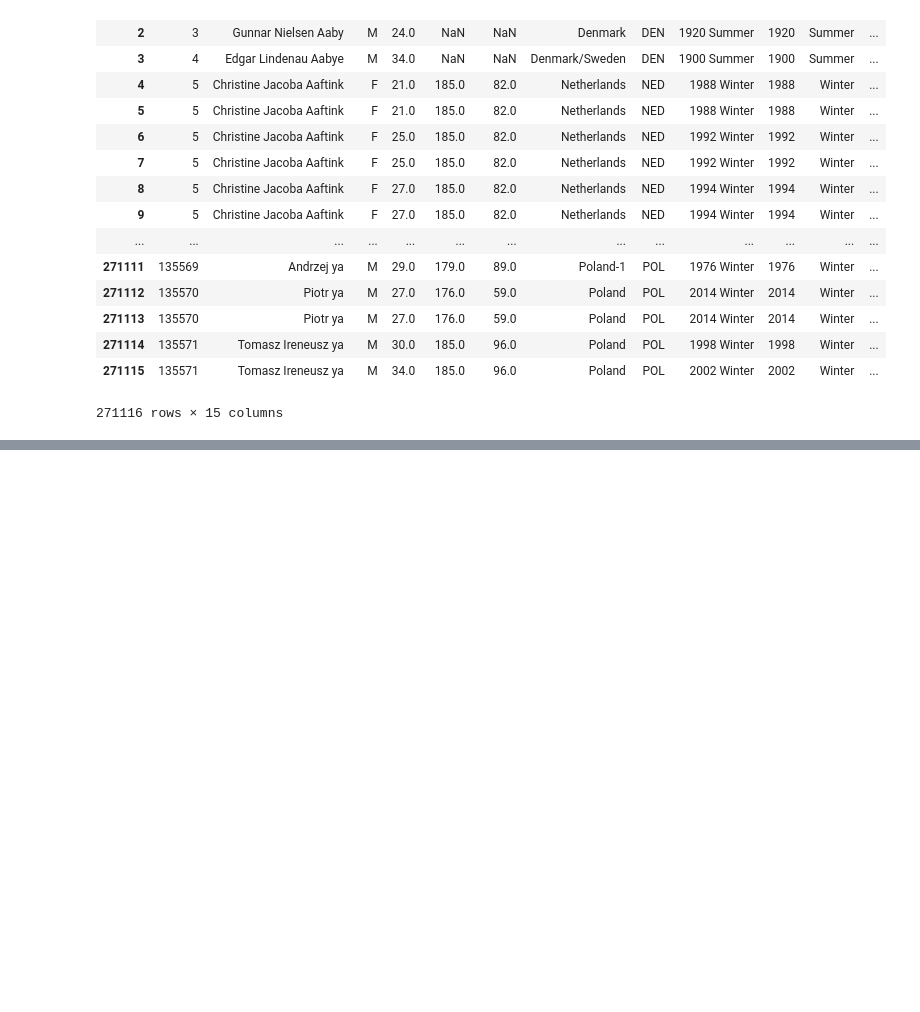
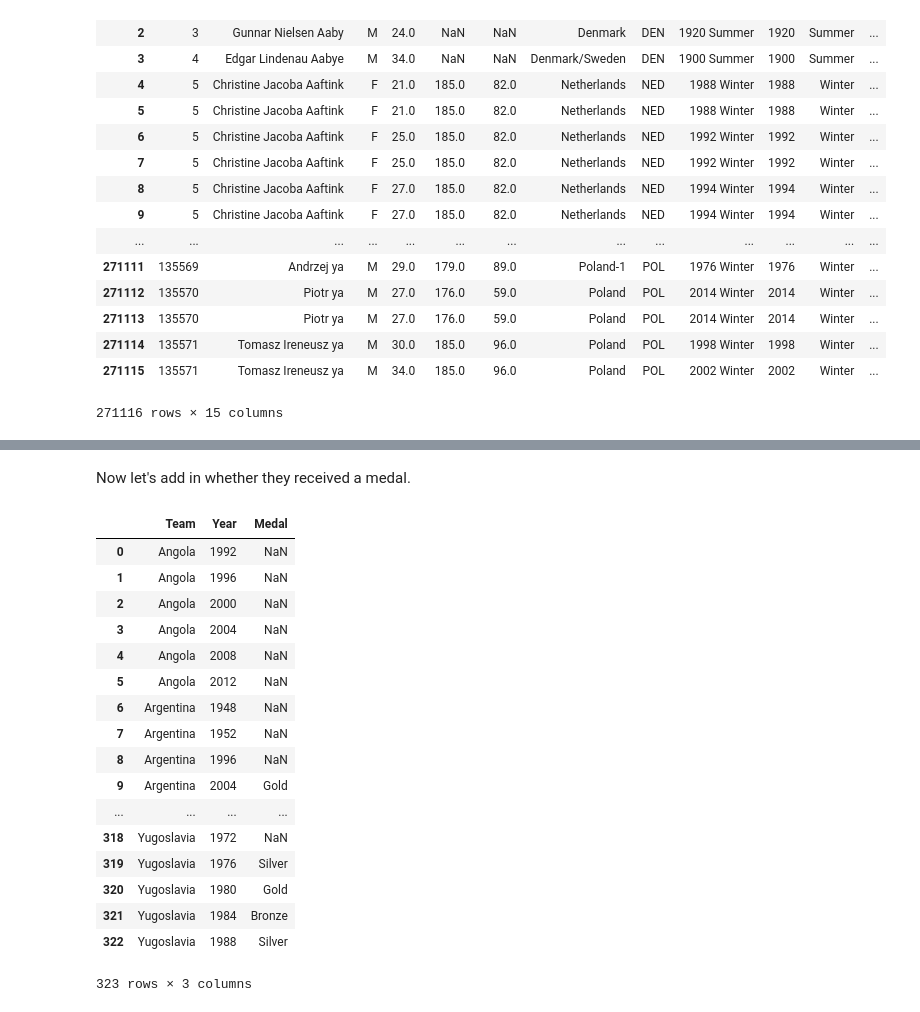
Before and after one commit to NWhite-7/Practice, a Jupyter notebook: machine_learning/linear_regression.ipynb, the cells around one changed output, grey strips where cells are left out. Drawn from its saved outputs; the diff is of its cells as text; code cells hidden in the pictures; blank space fills up the shorter version.

```diff
--- a/machine_learning/linear_regression.ipynb
+++ b/machine_learning/linear_regression.ipynb
@@ -43,0 +93,25 @@ This is a pretty straightforward file, which makes it easy for us! We can jump s
+# %% [markdown]
+Now let's add in whether they received a medal.
+# %%
+medal = basketball_data[['Team', 'Year', 'Medal']]
+medal_grouped = medal.groupby(['Team', 'Year']).Medal.last().reset_index()
+medal_grouped
+# %% [output]
+|  | Team | Year | Medal |
+| 0 | Angola | 1992 | NaN |
+| 1 | Angola | 1996 | NaN |
+| 2 | Angola | 2000 | NaN |
+| 3 | Angola | 2004 | NaN |
+| 4 | Angola | 2008 | NaN |
+| 5 | Angola | 2012 | NaN |
+| 6 | Argentina | 1948 | NaN |
+| 7 | Argentina | 1952 | NaN |
+| 8 | Argentina | 1996 | NaN |
+| 9 | Argentina | 2004 | Gold |
+| ... | ... | ... | ... |
+| 318 | Yugoslavia | 1972 | NaN |
+| 319 | Yugoslavia | 1976 | Silver |
+| 320 | Yugoslavia | 1980 | Gold |
+| 321 | Yugoslavia | 1984 | Bronze |
+| 322 | Yugoslavia | 1988 | Silver |
+323 rows × 3 columns
```
Also changed, not shown: parts of 8 cells of this notebook.
